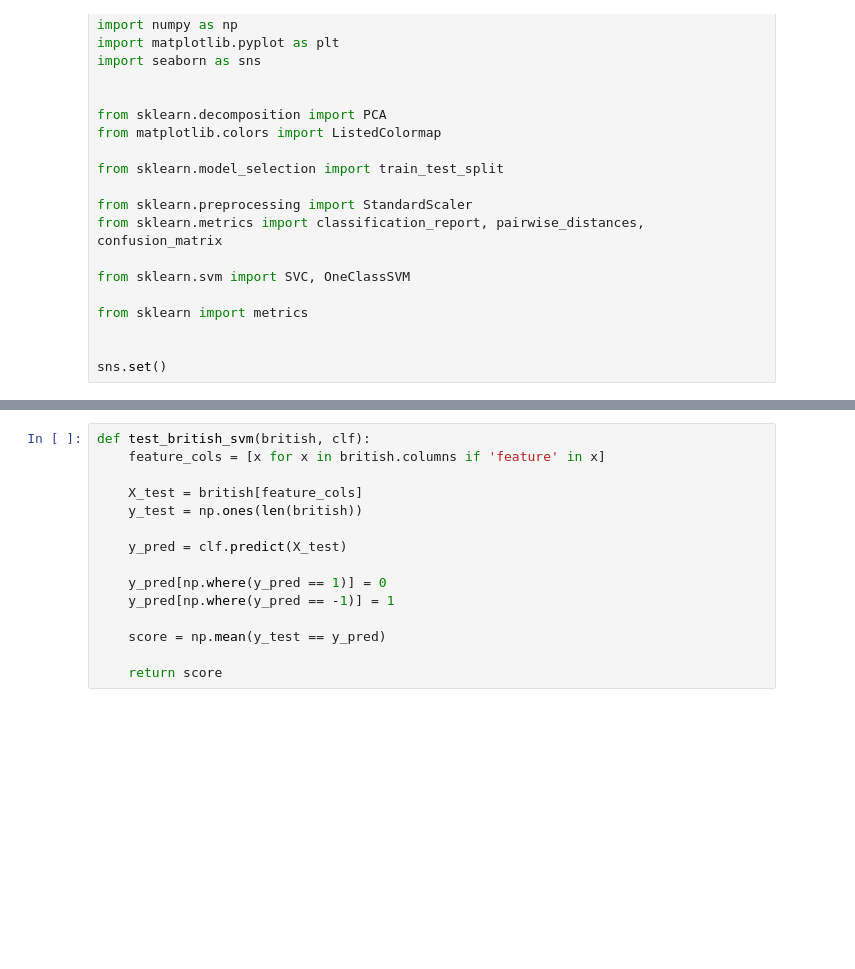
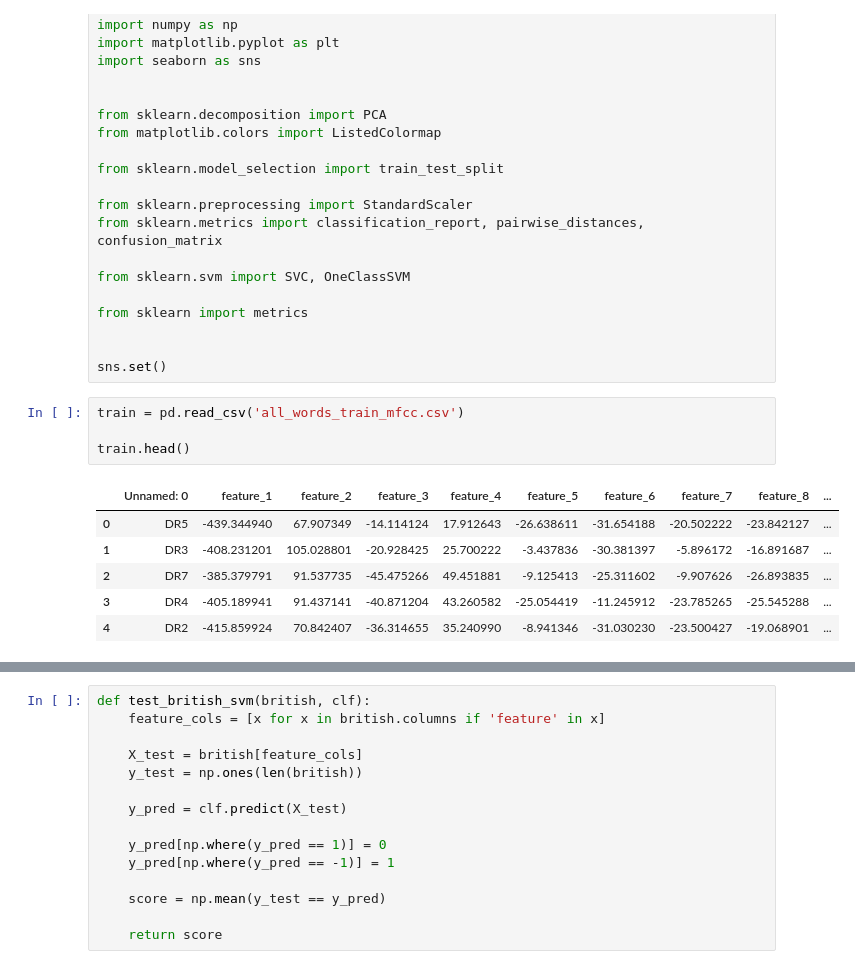
Before and after one commit to andrewpaster/isye_6740_final_project_accents, a Jupyter notebook: Models/One_class_SVM.ipynb, the cells around one changed output, grey strips where cells are left out. Drawn from its saved outputs; the diff is of its cells as text; blank space fills up the shorter version.

```diff
--- a/Models/One_class_SVM.ipynb
+++ b/Models/One_class_SVM.ipynb
@@ -36,3 +36,14 @@ from sklearn import metrics
 
 
 sns.set()
+# %%
+train = pd.read_csv('all_words_train_mfcc.csv')
+
+train.head()
+# %% [output]
+|  | Unnamed: 0 | feature_1 | feature_2 | feature_3 | feature_4 | feature_5 | feature_6 | feature_7 | feature_8 | ... |
+| 0 | DR5 | -439.344940 | 67.907349 | -14.114124 | 17.912643 | -26.638611 | -31.654188 | -20.502222 | -23.842127 | ... |
+| 1 | DR3 | -408.231201 | 105.028801 | -20.928425 | 25.700222 | -3.437836 | -30.381397 | -5.896172 | -16.891687 | ... |
+| 2 | DR7 | -385.379791 | 91.537735 | -45.475266 | 49.451881 | -9.125413 | -25.311602 | -9.907626 | -26.893835 | ... |
+| 3 | DR4 | -405.189941 | 91.437141 | -40.871204 | 43.260582 | -25.054419 | -11.245912 | -23.785265 | -25.545288 | ... |
+| 4 | DR2 | -415.859924 | 70.842407 | -36.314655 | 35.240990 | -8.941346 | -31.030230 | -23.500427 | -19.068901 | ... |
```
Also changed, not shown: parts of 8 cells of this notebook, 1 other file.
